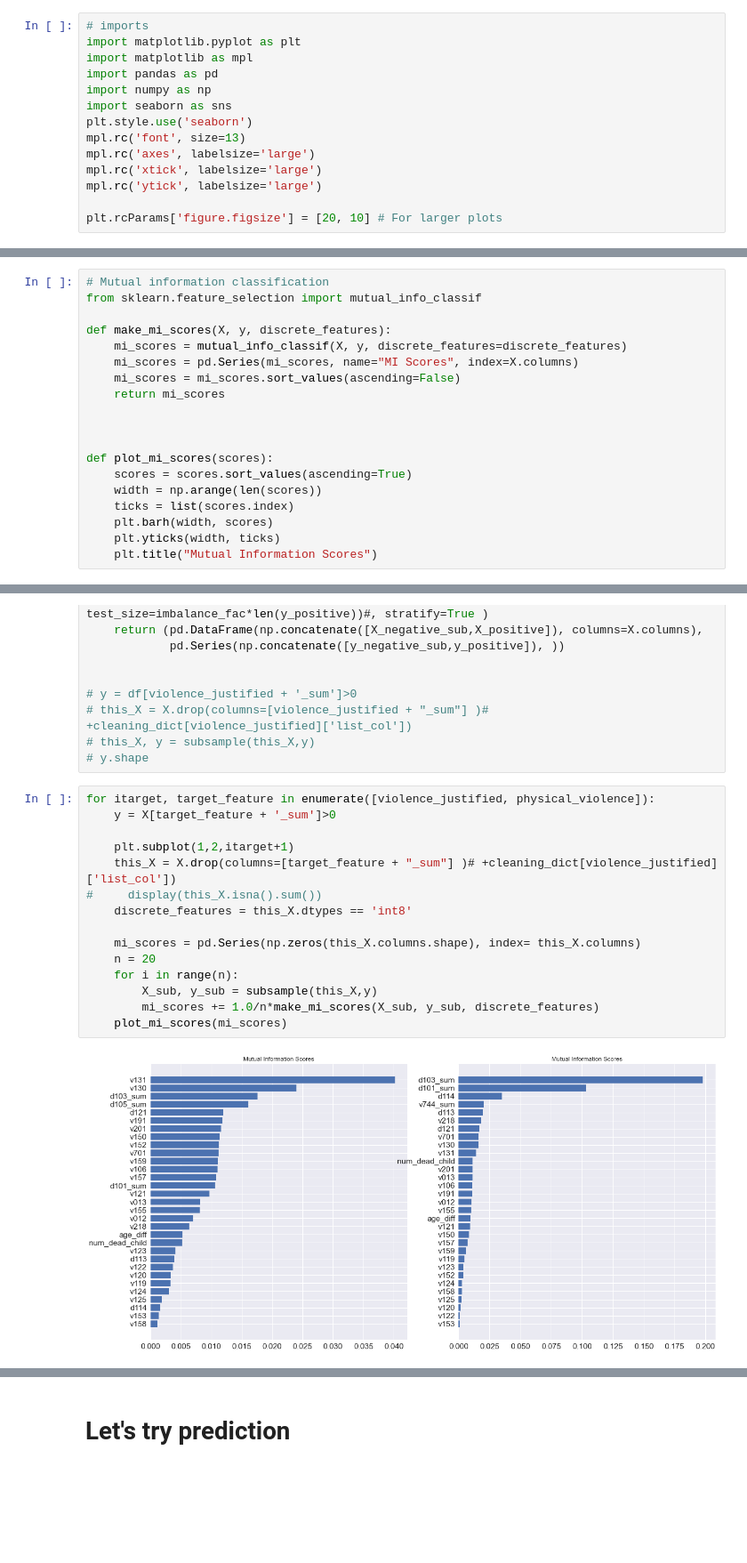
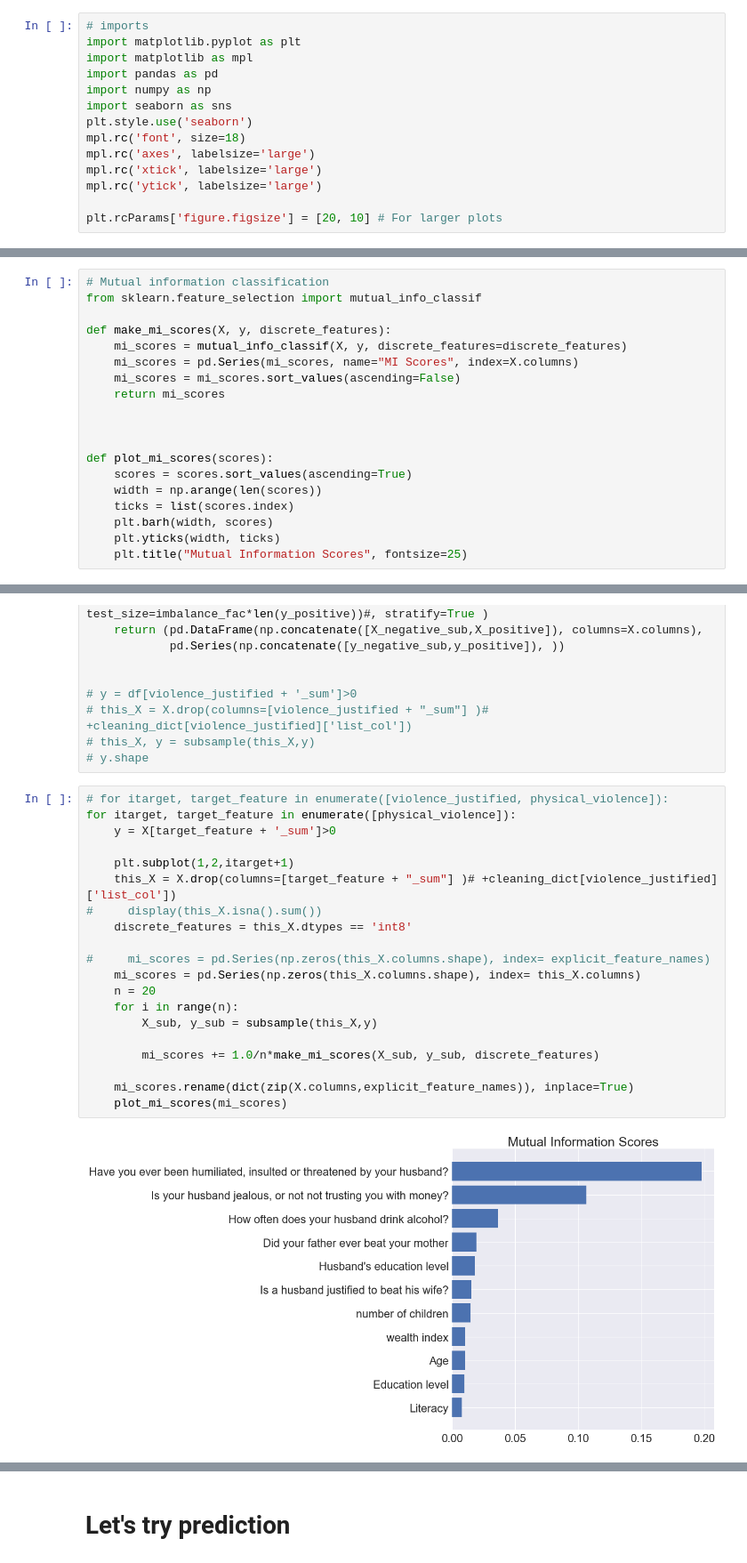
Before and after one commit to abauville/wai_hackathon_2021, a Jupyter notebook: DHS_IR.ipynb, the cells around one changed output, grey strips where cells are left out. Shown at 89% size. Drawn from its saved outputs; the diff is of its cells as text; blank space fills up the shorter version.

```diff
--- a/DHS_IR.ipynb
+++ b/DHS_IR.ipynb
@@ -8,7 +8,7 @@ import pandas as pd
 import numpy as np
 import seaborn as sns
 plt.style.use('seaborn')
-mpl.rc('font', size=13)
+mpl.rc('font', size=18)
 mpl.rc('axes', labelsize='large')
 mpl.rc('xtick', labelsize='large')
 mpl.rc('ytick', labelsize='large')
@@ -398,7 +445,7 @@ def plot_mi_scores(scores):
     ticks = list(scores.index)
     plt.barh(width, scores)
     plt.yticks(width, ticks)
-    plt.title("Mutual Information Scores")
+    plt.title("Mutual Information Scores", fontsize=25)
 # %%
 # Let's try subsampling the majority class (no violence) to get better classification on the minority class (i.e. the class of interest)
 from sklearn.model_selection import train_test_split
@@ -427,22 +474,27 @@ def subsample(X,y,imbalance_fac=1):
 # this_X, y = subsample(this_X,y)
 # y.shape
 # %%
-for itarget, target_feature in enumerate([violence_justified, physical_violence]):
+# for itarget, target_feature in enumerate([violence_justified, physical_violence]):
+for itarget, target_feature in enumerate([physical_violence]):
     y = X[target_feature + '_sum']>0
 
     plt.subplot(1,2,itarget+1)
     this_X = X.drop(columns=[target_feature + "_sum"] )# +cleaning_dict[violence_justified]['list_col'])
 #     display(this_X.isna().sum())
     discrete_features = this_X.dtypes == 'int8'
 
+#     mi_scores = pd.Series(np.zeros(this_X.columns.shape), index= explicit_feature_names)
     mi_scores = pd.Series(np.zeros(this_X.columns.shape), index= this_X.columns)
     n = 20
     for i in range(n):
         X_sub, y_sub = subsample(this_X,y)
+
         mi_scores += 1.0/n*make_mi_scores(X_sub, y_sub, discrete_features)
+
+    mi_scores.rename(dict(zip(X.columns,explicit_feature_names)), inplace=True)
     plot_mi_scores(mi_scores)
 # %% [output]
-[figure, old version]
+[figure, new version]
 # %%
 # Clean up missing values
 # X.info()
```
Also changed, not shown: parts of 17 cells of this notebook, 1 other file.
